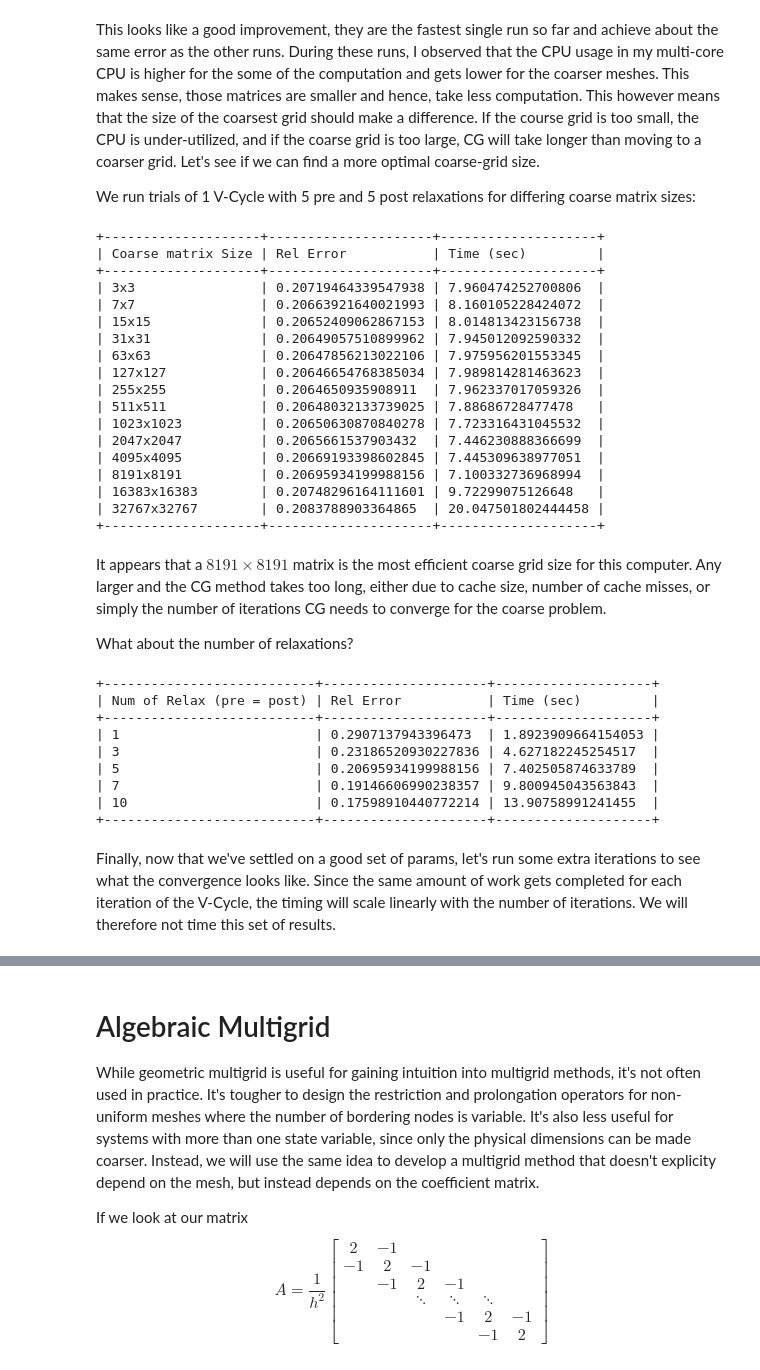
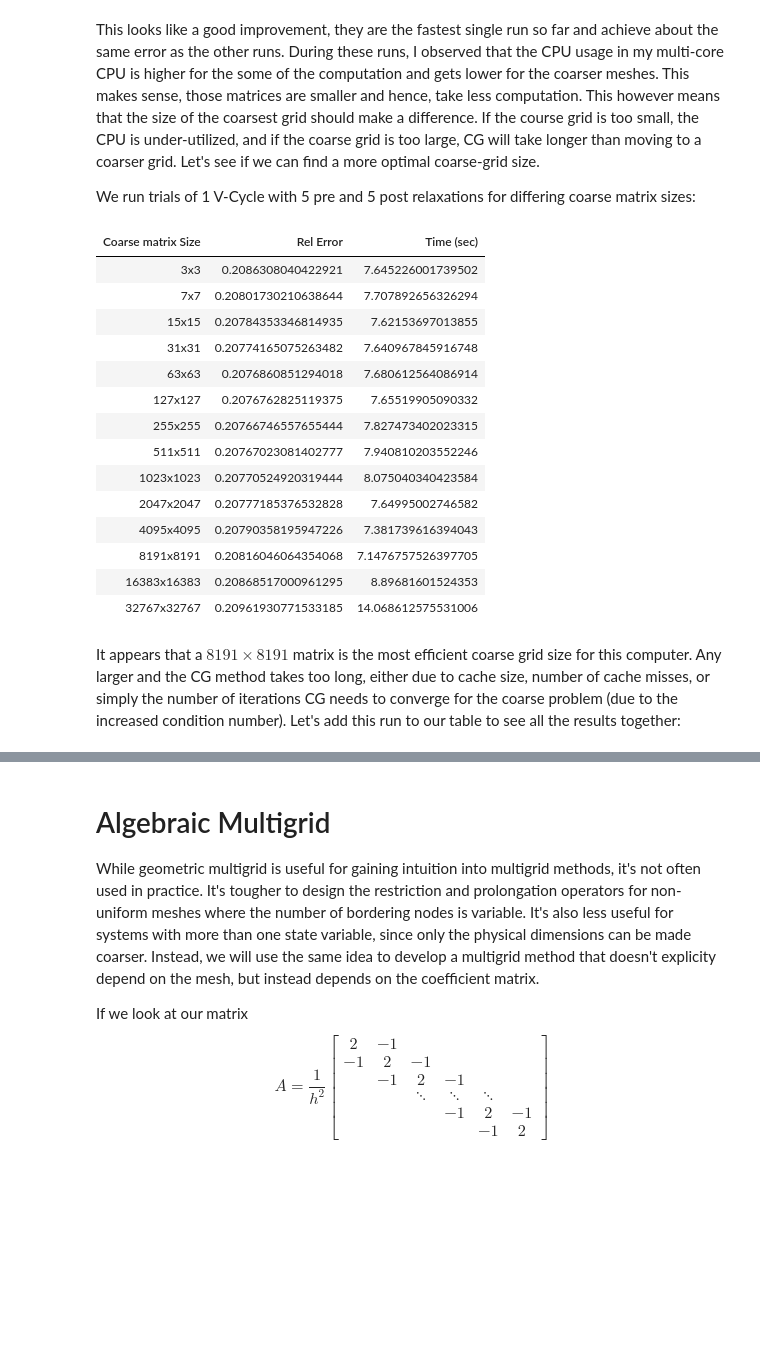
Before and after one commit to nsmoore57/M5344-IterativeMethods, a Jupyter notebook: MultigridPresentation/Multigrid Presentation.ipynb, the cells around one changed output, grey strips where cells are left out. Cells and saved outputs as stored; diff of their text form; code cells hidden in the pictures; blank space fills up the shorter version.

```diff
--- a/MultigridPresentation/Multigrid Presentation.ipynb
+++ b/MultigridPresentation/Multigrid Presentation.ipynb
@@ -100,14 +105,14 @@ Now let's run 100 Jacobi iterations on each of these, tracking the error at each
 numJacobiIters = 100
 
 errors = [np.zeros((numJacobiIters+1,1), dtype=np.double) for i in range(len(waveNumbers))]
-initialErrorNorms = [np.linalg.norm(w, np.inf) for w in xinitial]
+initialErrorNorms = [np.linalg.norm(w) for w in xinitial]
 x_working = xinitial.copy()
 for j in range(numJacobiIters+1):
     for (i, w) in enumerate(x_working):
         if j == 0:
-            errors[i][j] = np.linalg.norm(w[1:-1], np.inf)
+            errors[i][j] = np.linalg.norm(w[1:-1])/initialErrorNorms[i]
         else:
-            errors[i][j] = np.linalg.norm(Jacobi(w[1:-1], A, b, 1), np.inf)
+            errors[i][j] = np.linalg.norm(Jacobi(w[1:-1], A, b, 1))/initialErrorNorms[i]
 # %%
 for (i,w) in enumerate(errors):
     plt.plot(w, label = waveNumbers[i])
@@ -538,62 +629,36 @@ This looks like a good improvement, they are the fastest single run so far and a
 We run trials of 1 V-Cycle with 5 pre and 5 post relaxations for differing coarse matrix sizes:
 # %%
 coarseGridSize_results = PrettyTable()
-coarseGridSize_results.field_names = ["Coarse matrix Size", "Rel Error", "Time (sec)"]
+coarseGridSize_results.field_names = ["Coarse Matrix Size", "Rel Error", "Time (sec)"]
 coarseGridSize_results.align = "l"
+
+relErrors = np.ones(14)
+timings = np.zeros(14)
 
 for exp in range(2,16):
     startT = time.time()
     x_VCyc = VCycle(A_fine, b, 5, 5, 2**exp, numiters=1)
     endT = time.time()
-    relError = norm(x_VCyc - xTrue)/norm(xTrue)
-    coarseGridSize_results.add_row([f'{2**exp - 1}x{2**exp-1}', relError, endT-startT])
+    relErrors[exp-2] = norm(x_VCyc - xTrue)/norm(xTrue)
+    timings[exp-2] = endT-startT
+    coarseGridSize_results.add_row([f'{2**exp - 1}x{2**exp-1}', relErrors[exp-2], timings[exp-2]])
 
-print(coarseGridSize_results)
+display(HTML(coarseGridSize_results.get_html_string()))
 # %% [output]
-+--------------------+---------------------+--------------------+
-| Coarse matrix Size | Rel Error           | Time (sec)         |
-+--------------------+---------------------+--------------------+
-| 3x3                | 0.20719464339547938 | 7.960474252700806  |
-| 7x7                | 0.20663921640021993 | 8.160105228424072  |
-| 15x15              | 0.20652409062867153 | 8.014813423156738  |
-| 31x31              | 0.20649057510899962 | 7.945012092590332  |
-| 63x63              | 0.20647856213022106 | 7.975956201553345  |
-| 127x127            | 0.20646654768385034 | 7.989814281463623  |
-| 255x255            | 0.2064650935908911  | 7.962337017059326  |
-| 511x511            | 0.20648032133739025 | 7.88686728477478   |
-| 1023x1023          | 0.20650630870840278 | 7.723316431045532  |
-| 2047x2047          | 0.2065661537903432  | 7.446230888366699  |
-| 4095x4095          | 0.20669193398602845 | 7.445309638977051  |
-| 8191x8191          | 0.20695934199988156 | 7.100332736968994  |
-| 16383x16383        | 0.20748296164111601 | 9.72299075126648   |
-| 32767x32767        | 0.2083788903364865  | 20.047501802444458 |
-+--------------------+---------------------+--------------------+
+| Coarse matrix Size | Rel Error | Time (sec) |
+| 3x3 | 0.2086308040422921 | 7.645226001739502 |
+| 7x7 | 0.20801730210638644 | 7.707892656326294 |
+| 15x15 | 0.20784353346814935 | 7.62153697013855 |
+| 31x31 | 0.20774165075263482 | 7.640967845916748 |
+| 63x63 | 0.2076860851294018 | 7.680612564086914 |
+| 127x127 | 0.2076762825119375 | 7.65519905090332 |
+| 255x255 | 0.20766746557655444 | 7.827473402023315 |
+| 511x511 | 0.20767023081402777 | 7.940810203552246 |
+| 1023x1023 | 0.20770524920319444 | 8.075040340423584 |
+| 2047x2047 | 0.20777185376532828 | 7.64995002746582 |
+| 4095x4095 | 0.20790358195947226 | 7.381739616394043 |
+| 8191x8191 | 0.20816046064354068 | 7.1476757526397705 |
+| 16383x16383 | 0.20868517000961295 | 8.89681601524353 |
+| 32767x32767 | 0.20961930771533185 | 14.068612575531006 |
 # %% [markdown]
-It appears that a $8191\times 8191$ matrix is the most efficient coarse grid size for this computer. Any larger and the CG method takes too long, either due to cache size, number of cache misses, or simply the number of iterations CG needs to converge for the coarse problem.
-
-What about the number of relaxations?
+It appears that a $8191\times 8191$ matrix is the most efficient coarse grid size for this computer. Any larger and the CG method takes too long, either due to cache size, number of cache misses, or simply the number of iterations CG needs to converge for the coarse problem (due to the increased condition number). Let's add this run to our table to see all the results together:
-# %%
-numRelax_results = PrettyTable()
-numRelax_results.field_names = ["Num of Relax (pre = post)", "Rel Error", "Time (sec)"]
-numRelax_results.align = "l"
-
-for numRelax in [1, 3, 5, 7, 10]:
-    startT = time.time()
-    x_VCyc = VCycle(A_fine, b, numRelax, numRelax, 2**13, numiters=1)
-    endT = time.time()
-    relError = norm(x_VCyc - xTrue)/norm(xTrue)
-    numRelax_results.add_row([numRelax, relError, endT-startT])
-
-print(numRelax_results)
-# %% [output]
-+---------------------------+---------------------+--------------------+
-| Num of Relax (pre = post) | Rel Error           | Time (sec)         |
-+---------------------------+---------------------+--------------------+
-| 1                         | 0.2907137943396473  | 1.8923909664154053 |
-| 3                         | 0.23186520930227836 | 4.627182245254517  |
-| 5                         | 0.20695934199988156 | 7.402505874633789  |
-| 7                         | 0.19146606990238357 | 9.800945043563843  |
-| 10                        | 0.17598910440772214 | 13.90758991241455  |
-+---------------------------+---------------------+--------------------+
-# %% [markdown]
-Finally, now that we've settled on a good set of params, let's run some extra iterations to see what the convergence looks like.  Since the same amount of work gets completed for each iteration of the V-Cycle, the timing will scale linearly with the number of iterations. We will therefore not time this set of results.
```
Also changed, not shown: parts of 36 cells of this notebook, 13 other files.
